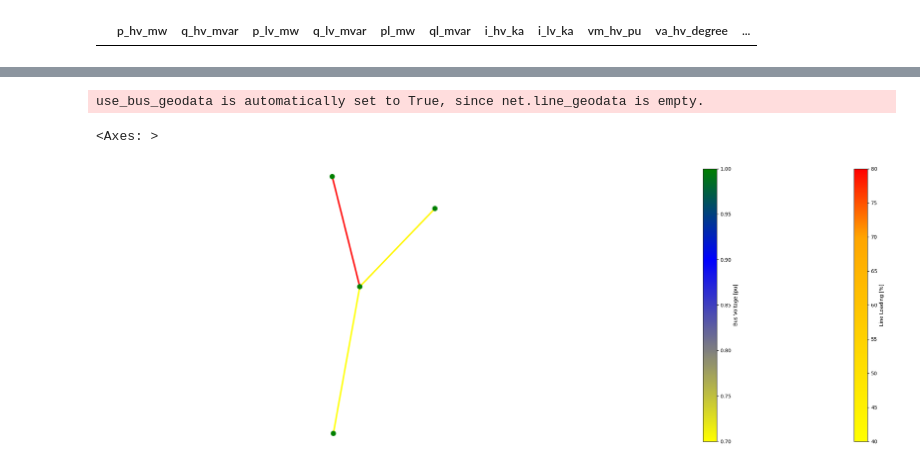
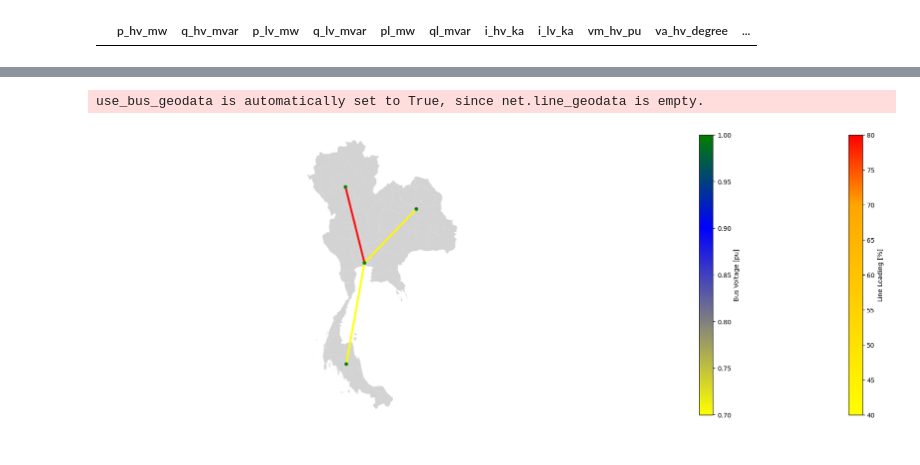
Before and after one commit to williamrodz/Thai-PandaPower, a Jupyter notebook: ThaiEnergyFlow.ipynb, the cells around one changed output, grey strips where cells are left out. Drawn from its saved outputs; the diff is of its cells as text; code cells hidden in the pictures.

```diff
--- a/ThaiEnergyFlow.ipynb
+++ b/ThaiEnergyFlow.ipynb
@@ -281,25 +311,29 @@ net.res_trafo
 # %%
-# Plot an advanced visual of the network showing the line loading results and voltage drops
+# Define the line color map
+line_cmap_list = [(40, "yellow"), (70, "orange"), (80, "red")]
+line_cmap, line_norm = plot.cmap_continuous(line_cmap_list)
 
-import pandapower.plotting as plot
-import matplotlib.pyplot as plt
-import seaborn
+# Create the line color collection
+lc = plot.create_line_collection(net, net.line.index, zorder=1, cmap=line_cmap, norm=line_norm, linewidths=3)
 
-# Creating the line color collection
-cmap_list=[(40, "yellow"), (70, "orange"), (80, "red")]
-cmap, norm = plot.cmap_continuous(cmap_list)
-lc = plot.create_line_collection(net, net.line.index, zorder=1, cmap=cmap, norm=norm, linewidths=3)
+# Define the bus color map
+bus_cmap_list = [(0.7, "yellow"), (0.9, "blue"), (1.0, "green")]
+bus_cmap, bus_norm = plot.cmap_continuous(bus_cmap_list)
 
-# Creating the bus color collection
-cmap_list=[(0.7, "yellow"), (0.9, "blue"), (1.0, "green")]
-cmap, norm = plot.cmap_continuous(cmap_list)
-bc = plot.create_bus_collection(net, net.bus.index, size=0.1, zorder=2, cmap=cmap, norm=norm)
+# Create the bus color collection
+bc = plot.create_bus_collection(net, net.bus.index, size=0.1, zorder=2, cmap=bus_cmap, norm=bus_norm)
 
-plot.draw_collections([lc, bc], figsize=(25,8))
+# Plot the map of Thailand as the background
+fig, ax = plt.subplots(figsize=(25, 8))
+thailand.plot(ax=ax, color='lightgrey')
+
+# Draw the collections
+plot.draw_collections([lc, bc], ax=ax)
+
+plt.show()
 # %% [output]
 use_bus_geodata is automatically set to True, since net.line_geodata is empty.
-<Axes: >
-[figure, old version]
+[figure, new version]
 # %%
 #Print results to an excel file
 #pp.to_excel(net, "results.xlsx")
```
Also changed, not shown: parts of 8 cells of this notebook, 1 other file.
